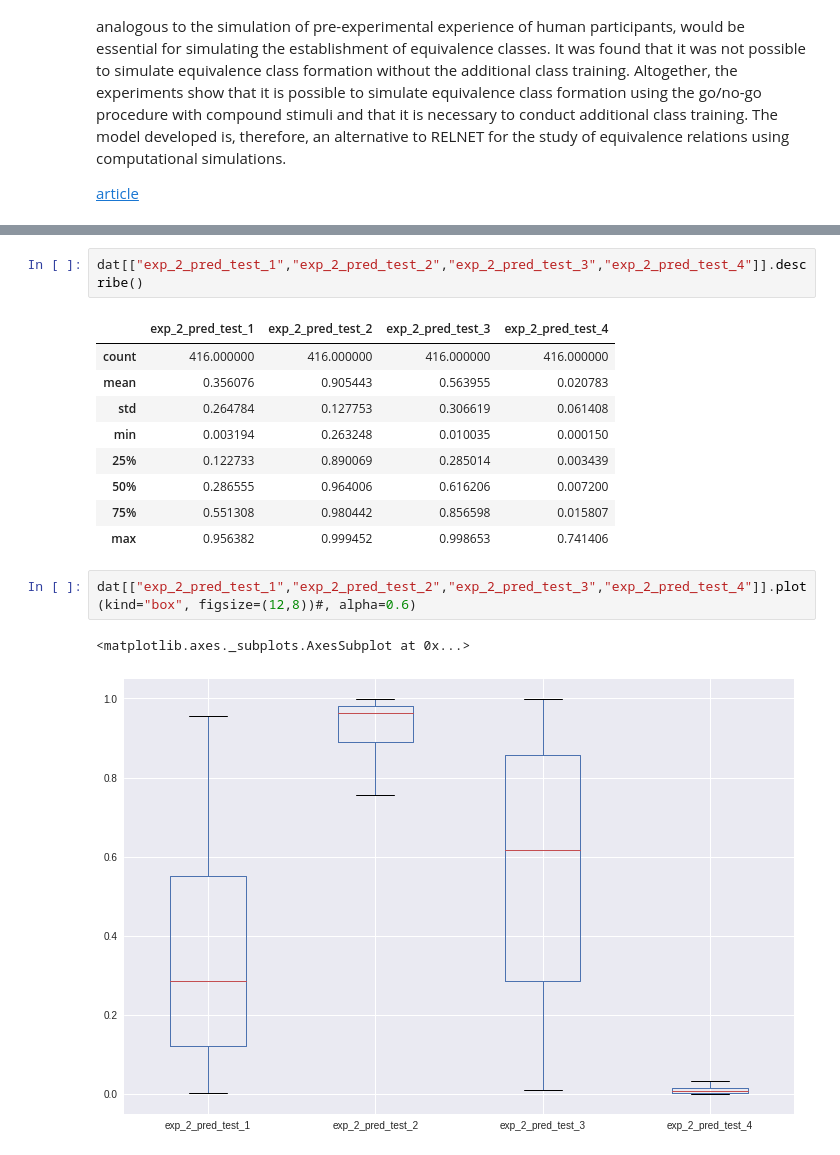
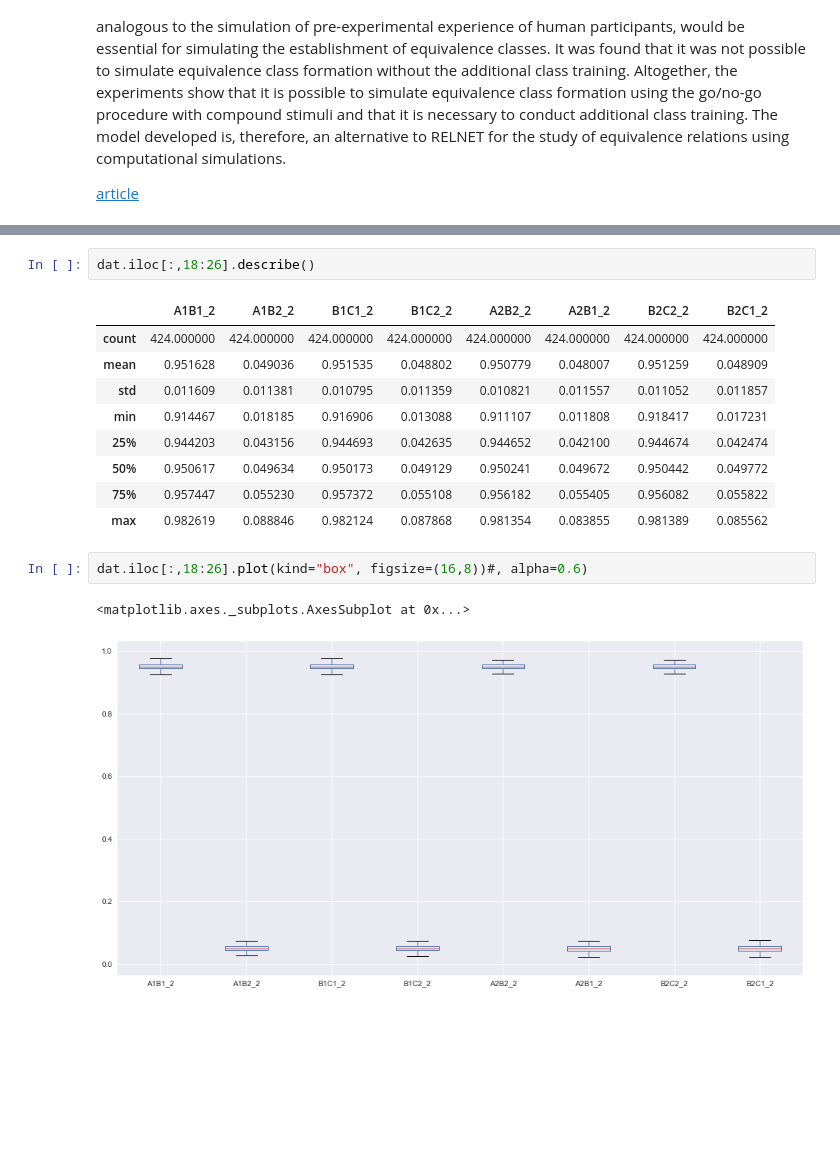
Before and after one commit to Yagwar/stim_eq, a Jupyter notebook: visual TF replica.ipynb, the cells around one changed output, grey strips where cells are left out. Drawn from its saved outputs; the diff is of its cells as text; blank space fills up the shorter version.

```diff
--- a/visual TF replica.ipynb
+++ b/visual TF replica.ipynb
@@ -128,17 +145,17 @@ dat[["exp_1_pred_test_1",
-# %%
-dat[["exp_2_pred_test_1","exp_2_pred_test_2","exp_2_pred_test_3","exp_2_pred_test_4"]].describe()
-# %% [output]
-|  | exp_2_pred_test_1 | exp_2_pred_test_2 | exp_2_pred_test_3 | exp_2_pred_test_4 |
-| count | 416.000000 | 416.000000 | 416.000000 | 416.000000 |
-| mean | 0.356076 | 0.905443 | 0.563955 | 0.020783 |
-| std | 0.264784 | 0.127753 | 0.306619 | 0.061408 |
-| min | 0.003194 | 0.263248 | 0.010035 | 0.000150 |
-| 25% | 0.122733 | 0.890069 | 0.285014 | 0.003439 |
-| 50% | 0.286555 | 0.964006 | 0.616206 | 0.007200 |
-| 75% | 0.551308 | 0.980442 | 0.856598 | 0.015807 |
-| max | 0.956382 | 0.999452 | 0.998653 | 0.741406 |
+# %%
+dat.iloc[:,18:26].describe()
+# %% [output]
+|  | A1B1_2 | A1B2_2 | B1C1_2 | B1C2_2 | A2B2_2 | A2B1_2 | B2C2_2 | B2C1_2 |
+| count | 424.000000 | 424.000000 | 424.000000 | 424.000000 | 424.000000 | 424.000000 | 424.000000 | 424.000000 |
+| mean | 0.951628 | 0.049036 | 0.951535 | 0.048802 | 0.950779 | 0.048007 | 0.951259 | 0.048909 |
+| std | 0.011609 | 0.011381 | 0.010795 | 0.011359 | 0.010821 | 0.011557 | 0.011052 | 0.011857 |
+| min | 0.914467 | 0.018185 | 0.916906 | 0.013088 | 0.911107 | 0.011808 | 0.918417 | 0.017231 |
+| 25% | 0.944203 | 0.043156 | 0.944693 | 0.042635 | 0.944652 | 0.042100 | 0.944674 | 0.042474 |
+| 50% | 0.950617 | 0.049634 | 0.950173 | 0.049129 | 0.950241 | 0.049672 | 0.950442 | 0.049772 |
+| 75% | 0.957447 | 0.055230 | 0.957372 | 0.055108 | 0.956182 | 0.055405 | 0.956082 | 0.055822 |
+| max | 0.982619 | 0.088846 | 0.982124 | 0.087868 | 0.981354 | 0.083855 | 0.981389 | 0.085562 |
 # %%
-dat[["exp_2_pred_test_1","exp_2_pred_test_2","exp_2_pred_test_3","exp_2_pred_test_4"]].plot(kind="box", figsize=(12,8))#, alpha=0.6)
+dat.iloc[:,18:26].plot(kind="box", figsize=(16,8))#, alpha=0.6)
 # %% [output]
 <matplotlib.axes._subplots.AxesSubplot at 0x...>
-[figure, old version]
+[figure, new version]
```
Also changed, not shown: parts of 18 cells of this notebook.
